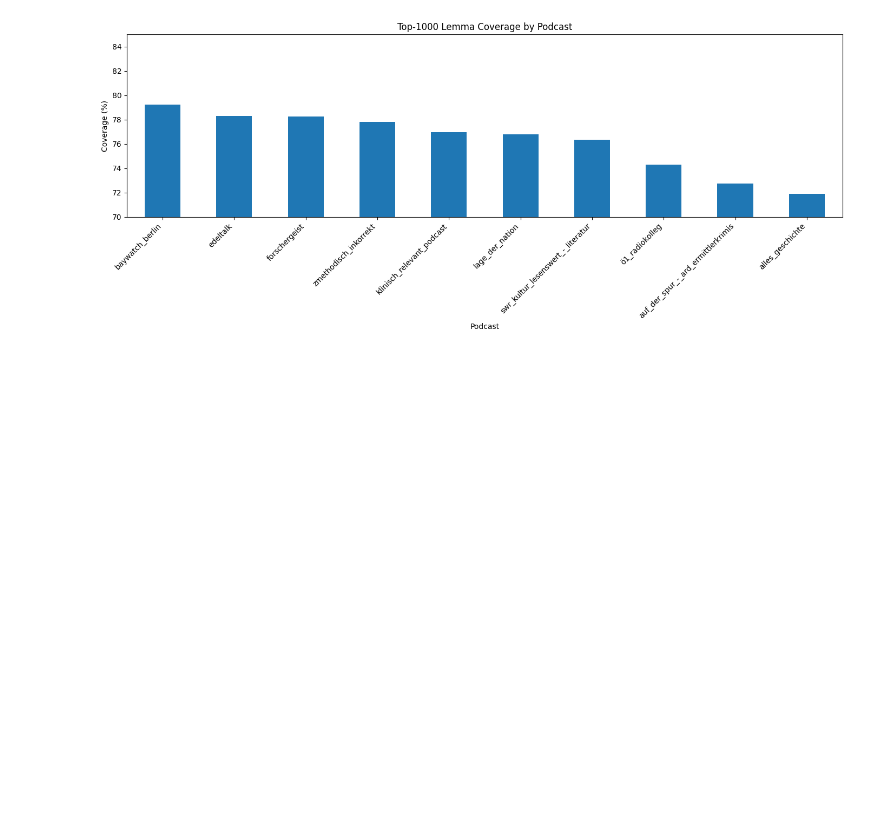
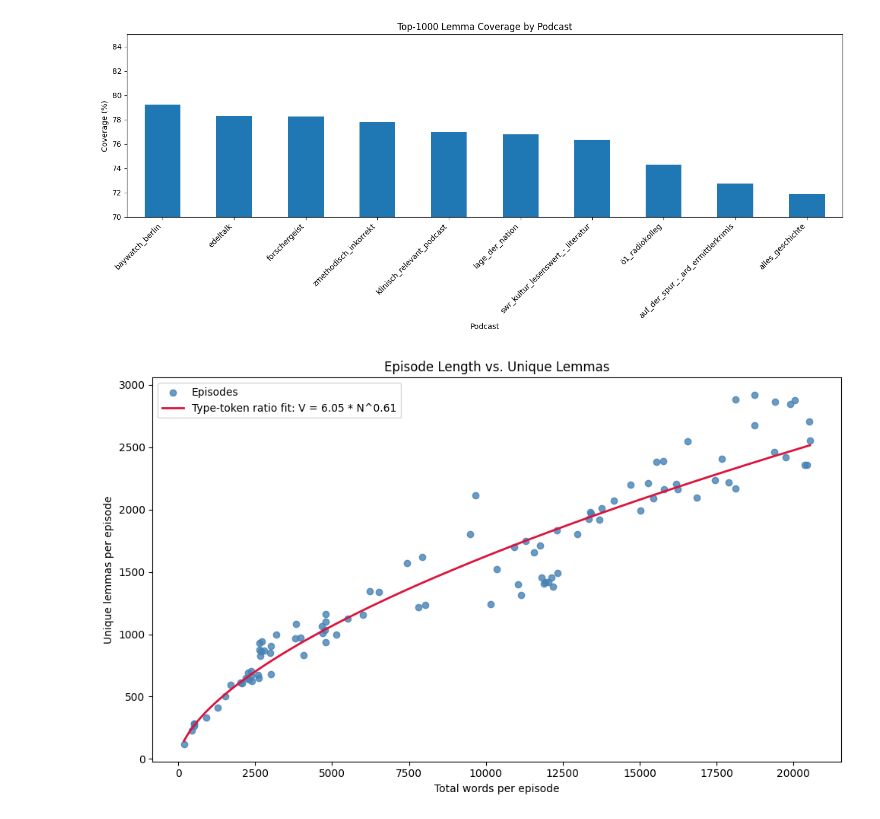
Before and after one commit to mloenker/linguistic-data-science, a Jupyter notebook: vocabulary/vocabulary.ipynb, the cells around one changed output. Drawn from its saved outputs; the diff is of its cells as text; code cells hidden in the pictures; blank space fills up the shorter version.

Commit message:
type token ratio plot

```diff
--- a/vocabulary/vocabulary.ipynb
+++ b/vocabulary/vocabulary.ipynb
@@ -179,3 +180,47 @@ plt.show()
 | 8 | auf_der_spur_-_ard_ermittlerkrimis | 54937 | 6122 | 6.02 | 72.76 |
 | 9 | alles_geschichte | 35567 | 5368 | 7.01 | 71.90 |
 [figure]
+# %%
+episode_rows = []
+for path, counter in transcript_counters.items():
+    total_tokens = sum(counter.values())
+    unique_lemmas = len(counter)
+    episode_rows.append(
+        {
+            "podcast": path.parent.name,
+            "episode": path.stem,
+            "tokens": total_tokens,
+            "unique_lemmas": unique_lemmas,
+            "ttr": unique_lemmas / total_tokens,
+        }
+    )
+
+episode_df = pd.DataFrame(episode_rows).sort_values("tokens").reset_index(drop=True)
+beta, log_k = np.polyfit(np.log(episode_df["tokens"]), np.log(episode_df["unique_lemmas"]), deg=1)
+k = np.exp(log_k)
+x_fit = np.linspace(episode_df["tokens"].min(), episode_df["tokens"].max(), 200)
+y_fit = k * x_fit**beta
+
+plt.figure(figsize=(10, 6))
+plt.scatter(
+    episode_df["tokens"],
+    episode_df["unique_lemmas"],
+    color="steelblue",
+    alpha=0.8,
+    label="Episodes",
+)
+plt.plot(
+    x_fit,
+    y_fit,
+    color="crimson",
+    linewidth=2,
+    label=f"Type-token ratio fit: V = {k:.2f} * n^{beta:.2f}",
+)
+plt.xlabel("Total words per episode")
+plt.ylabel("Unique lemmas per episode")
+plt.title("Episode Length vs. Unique Lemmas")
+plt.legend()
+plt.tight_layout()
+plt.show()
+# %% [output]
+[figure, added]
```
Also changed, not shown: parts of 1 cell of this notebook.
